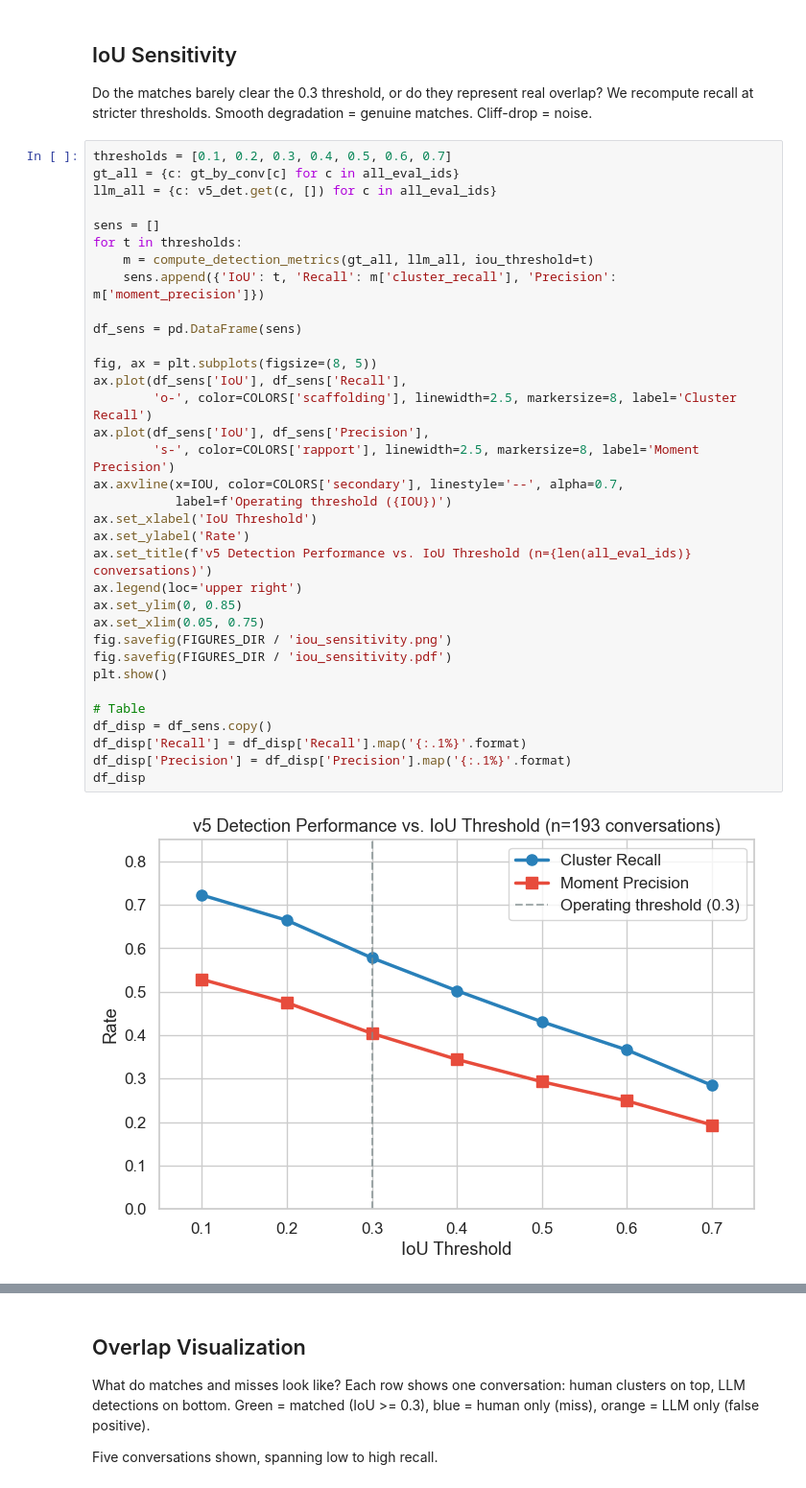
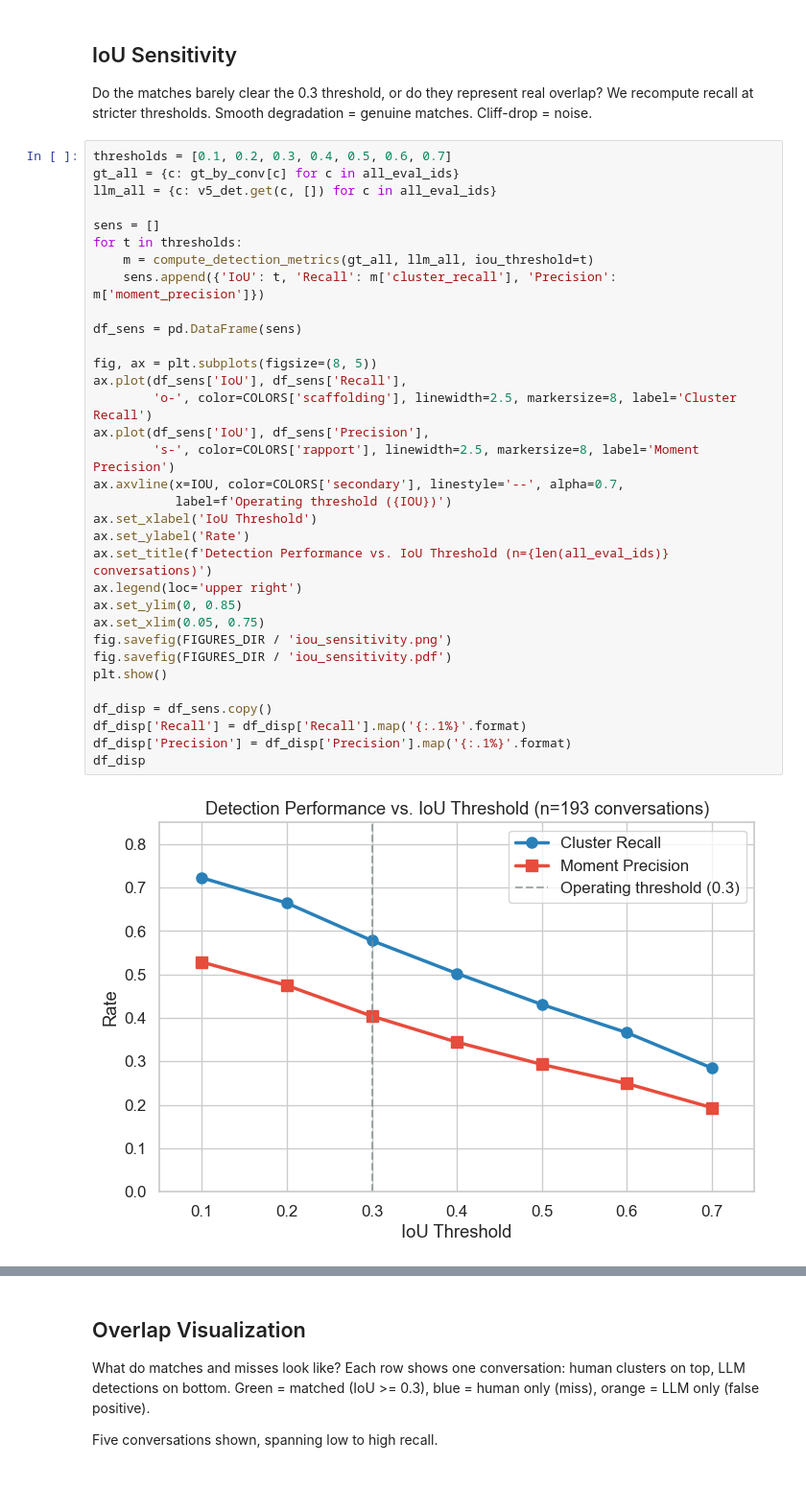
Before and after one commit to allenai/tutorsim, a Jupyter notebook: validation/1_detection_validation.ipynb, the cells around one changed output, grey strips where cells are left out. Shown at 96% size. Cells and saved outputs as stored; diff of their text form.

```diff
--- a/validation/1_detection_validation.ipynb
+++ b/validation/1_detection_validation.ipynb
@@ -199,36 +190,35 @@ gt_all = {c: gt_by_conv[c] for c in all_eval_ids}
 llm_all = {c: v5_det.get(c, []) for c in all_eval_ids}
 
 sens = []
 for t in thresholds:
     m = compute_detection_metrics(gt_all, llm_all, iou_threshold=t)
     sens.append({'IoU': t, 'Recall': m['cluster_recall'], 'Precision': m['moment_precision']})
 
 df_sens = pd.DataFrame(sens)
 
 fig, ax = plt.subplots(figsize=(8, 5))
 ax.plot(df_sens['IoU'], df_sens['Recall'],
         'o-', color=COLORS['scaffolding'], linewidth=2.5, markersize=8, label='Cluster Recall')
 ax.plot(df_sens['IoU'], df_sens['Precision'],
         's-', color=COLORS['rapport'], linewidth=2.5, markersize=8, label='Moment Precision')
 ax.axvline(x=IOU, color=COLORS['secondary'], linestyle='--', alpha=0.7,
            label=f'Operating threshold ({IOU})')
 ax.set_xlabel('IoU Threshold')
 ax.set_ylabel('Rate')
-ax.set_title(f'v5 Detection Performance vs. IoU Threshold (n={len(all_eval_ids)} conversations)')
+ax.set_title(f'Detection Performance vs. IoU Threshold (n={len(all_eval_ids)} conversations)')
 ax.legend(loc='upper right')
 ax.set_ylim(0, 0.85)
 ax.set_xlim(0.05, 0.75)
 fig.savefig(FIGURES_DIR / 'iou_sensitivity.png')
 fig.savefig(FIGURES_DIR / 'iou_sensitivity.pdf')
 plt.show()
 
-# Table
 df_disp = df_sens.copy()
 df_disp['Recall'] = df_disp['Recall'].map('{:.1%}'.format)
 df_disp['Precision'] = df_disp['Precision'].map('{:.1%}'.format)
 df_disp
 # %% [output]
-[figure, old version]
+[figure, new version]
 |  | IoU | Recall | Precision |
 | 0 | 0.1 | 72.3% | 52.8% |
 | 1 | 0.2 | 66.5% | 47.5% |
```
Also changed, not shown: parts of 4 cells of this notebook, 6 other files.
